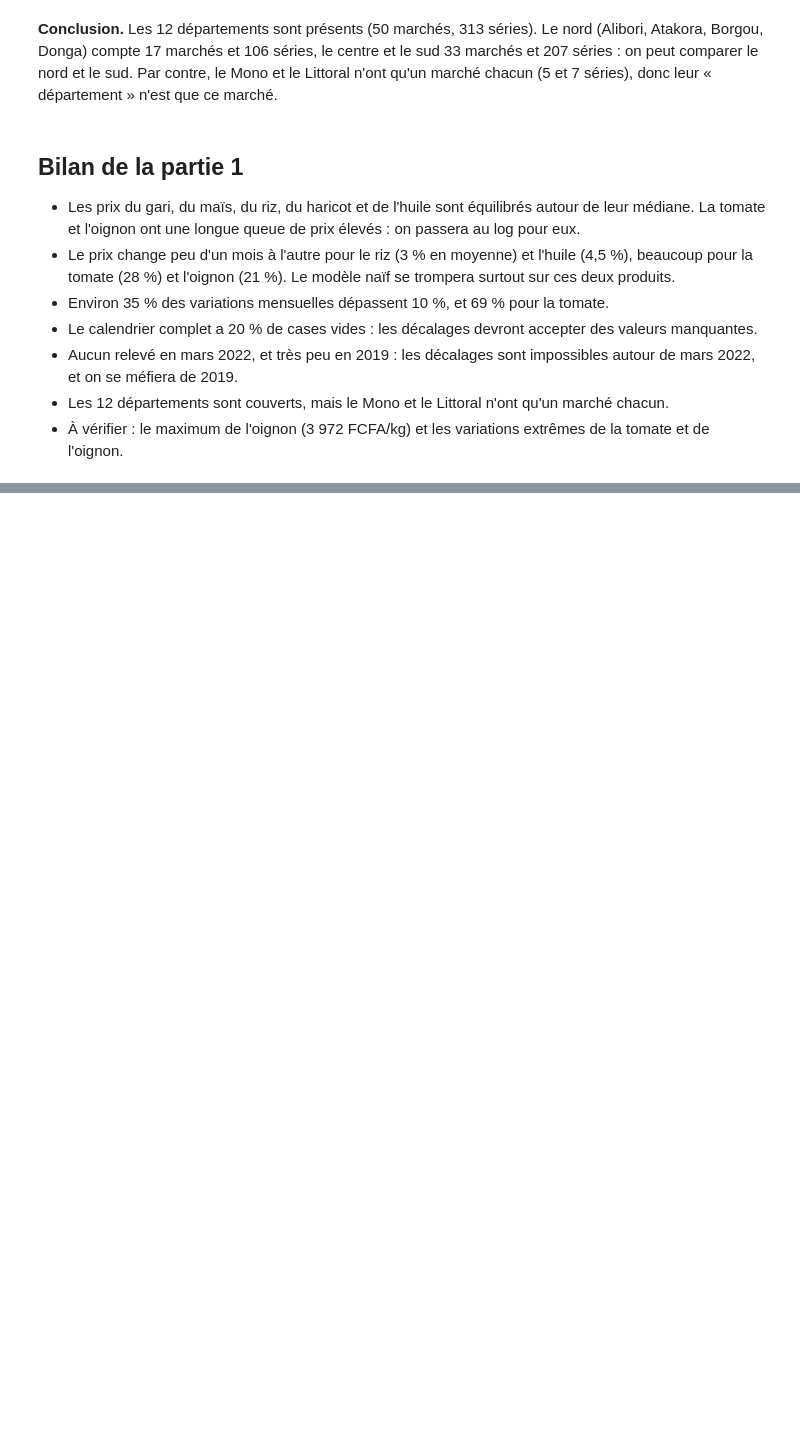
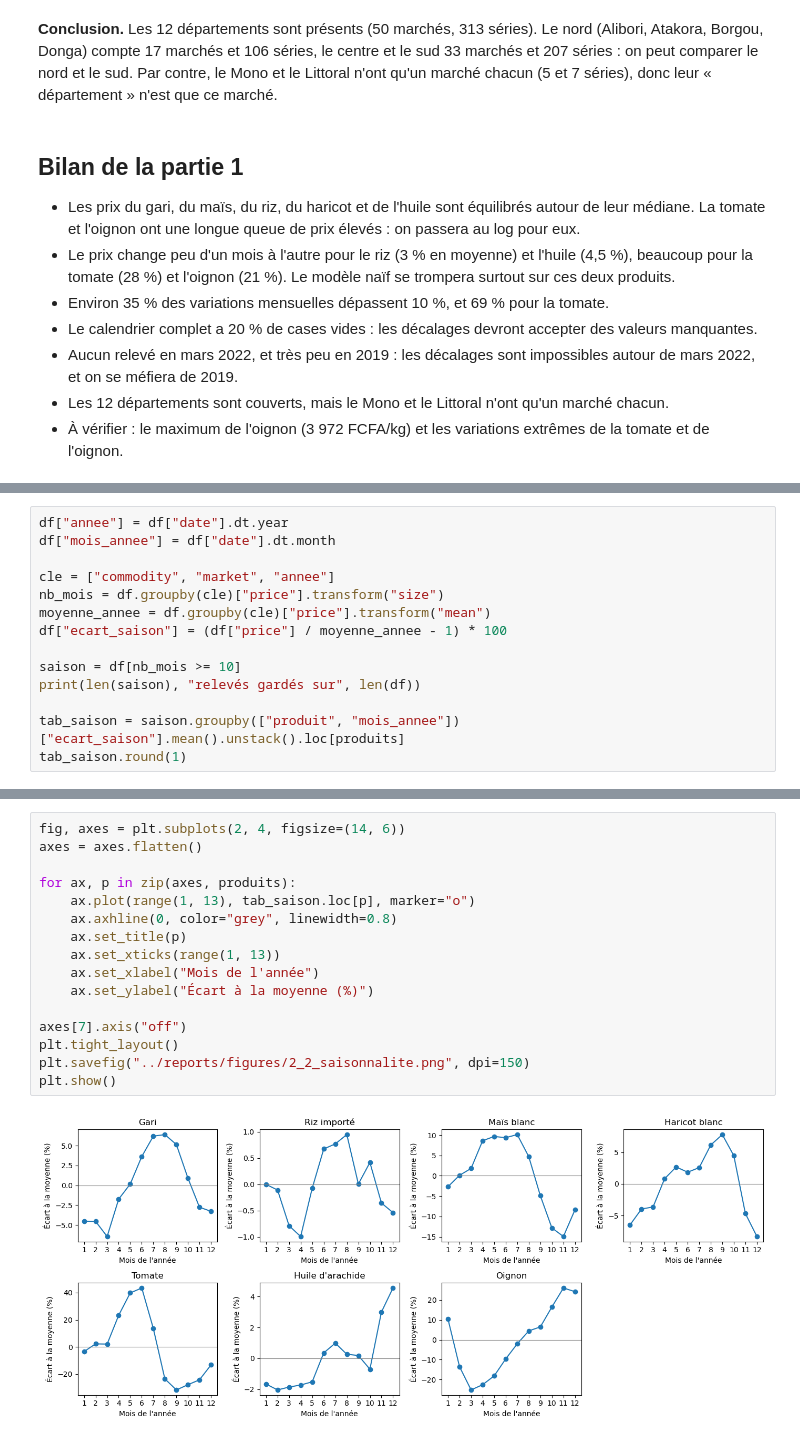
Before and after one commit to Patrickdoch130207/benin-food-price-forecast, a Jupyter notebook: notebooks/02_eda.ipynb, the cells around one changed output, grey strips where cells are left out. Cells and saved outputs as stored; diff of their text form; blank space fills up the shorter version.

```diff
--- a/notebooks/02_eda.ipynb
+++ b/notebooks/02_eda.ipynb
@@ -164,0 +285,14 @@ dep.sort_values("latitude", ascending=False)
+# %%
+df["annee"] = df["date"].dt.year
+df["mois_annee"] = df["date"].dt.month
+
+cle = ["commodity", "market", "annee"]
+nb_mois = df.groupby(cle)["price"].transform("size")
+moyenne_annee = df.groupby(cle)["price"].transform("mean")
+df["ecart_saison"] = (df["price"] / moyenne_annee - 1) * 100
+
+saison = df[nb_mois >= 10]
+print(len(saison), "relevés gardés sur", len(df))
+
+tab_saison = saison.groupby(["produit", "mois_annee"])["ecart_saison"].mean().unstack().loc[produits]
+tab_saison.round(1)
@@ -164,0 +331,18 @@ dep.sort_values("latitude", ascending=False)
+# %%
+fig, axes = plt.subplots(2, 4, figsize=(14, 6))
+axes = axes.flatten()
+
+for ax, p in zip(axes, produits):
+    ax.plot(range(1, 13), tab_saison.loc[p], marker="o")
+    ax.axhline(0, color="grey", linewidth=0.8)
+    ax.set_title(p)
+    ax.set_xticks(range(1, 13))
+    ax.set_xlabel("Mois de l'année")
+    ax.set_ylabel("Écart à la moyenne (%)")
+
+axes[7].axis("off")
+plt.tight_layout()
+plt.savefig("../reports/figures/2_2_saisonnalite.png", dpi=150)
+plt.show()
+# %% [output]
+[figure, added]
```
Also changed, not shown: parts of 57 cells of this notebook, 13 other files.
